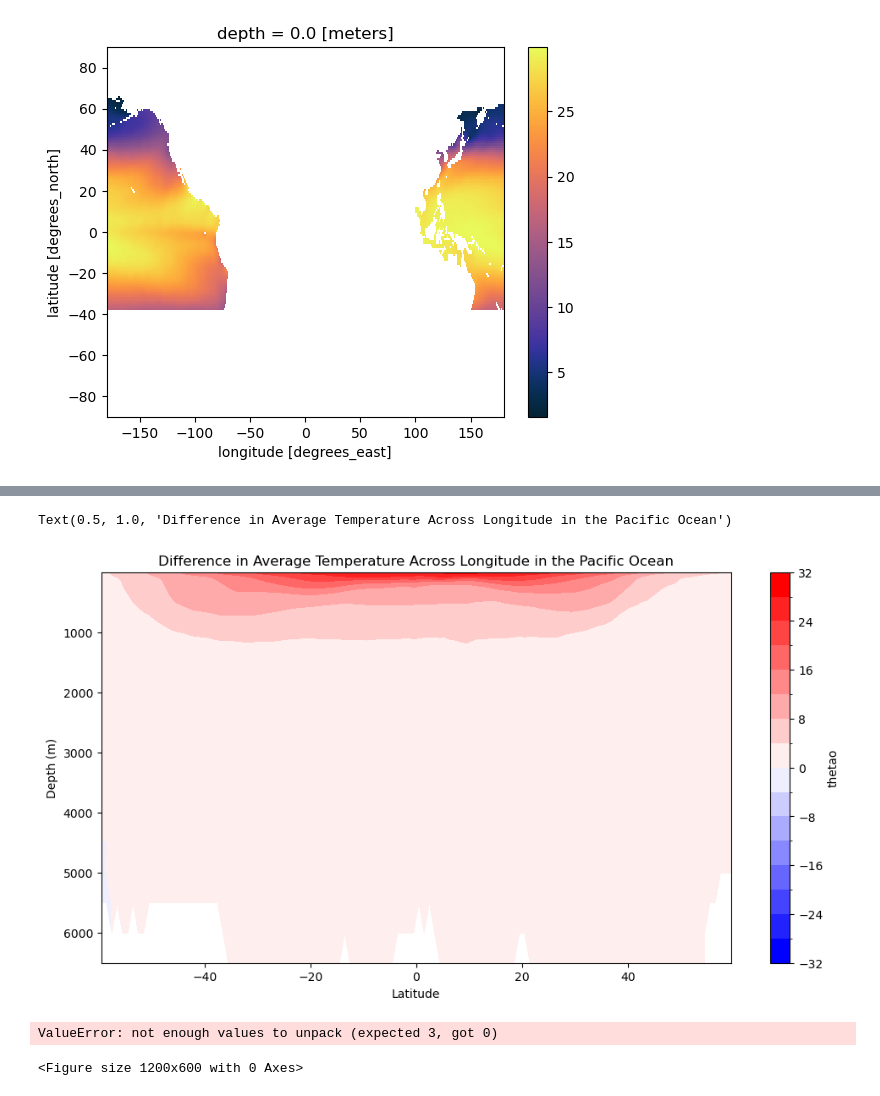
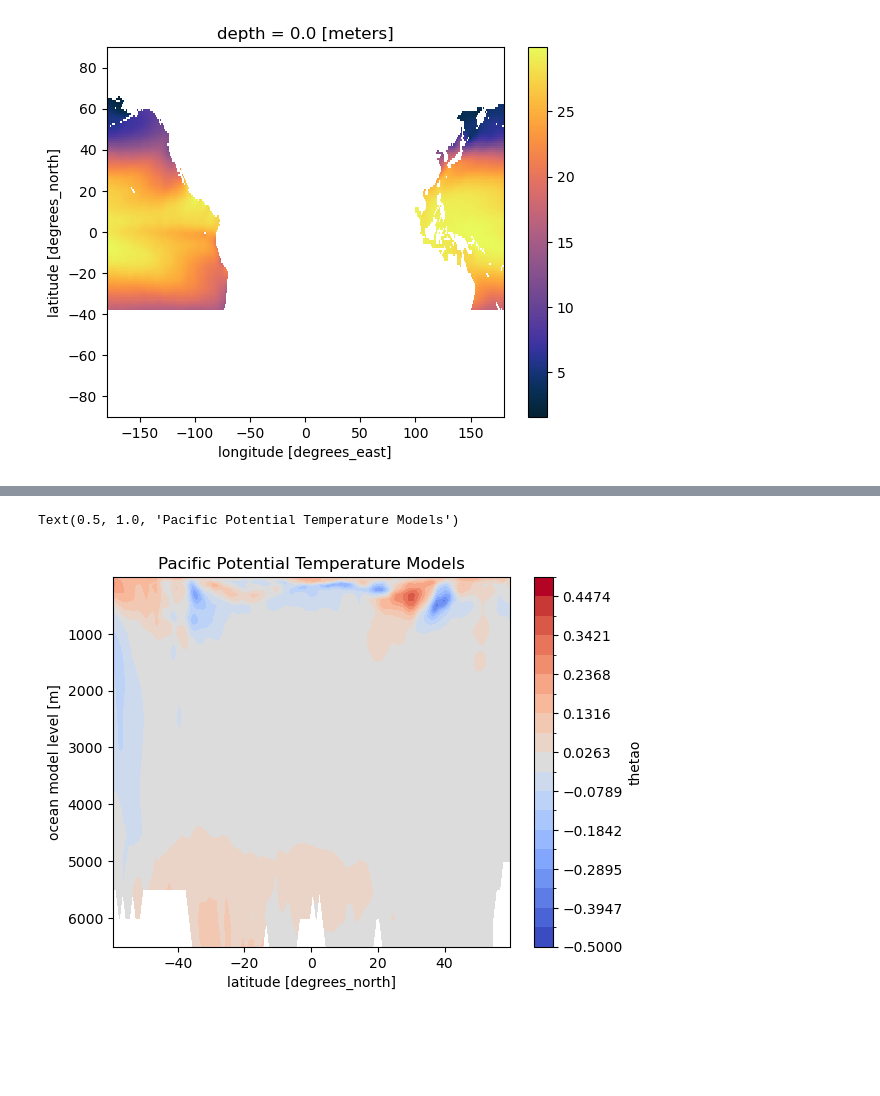
Before and after one commit to EES-3506-5506/Final_Project_G1_Mulcahy, a Jupyter notebook: notebooks/Ocean_Heat_Content.ipynb, the cells around one changed output, grey strips where cells are left out. Drawn from its saved outputs; the diff is of its cells as text; code cells hidden in the pictures; blank space fills up the shorter version.

```diff
--- a/notebooks/Ocean_Heat_Content.ipynb
+++ b/notebooks/Ocean_Heat_Content.ipynb
@@ -778,5 +734,17 @@ Coordinates:
+# %%
+zstore_esm4_thetao = gfdl_esm4_thetao_data.zstore.values[-1]
+zstore_esm4_thetao
+# %%
+gcs = gcsfs.GCSFileSystem(token='anon')
+# %%
+
+mapper_esm4_thetao = gcs.get_mapper(zstore_esm4_thetao)
+gfdl_esm4_thetao = xr.open_zarr(mapper_esm4_thetao,
+                                consolidated=True,use_cftime=True).thetao.rename({'lat':'latitude',
+                                                             'lon':'longitude'})
+gfdl_esm4_thetao
 # %%
-thetao_pacific = gfdl_esm4_thetao_data.sel(lat=slice(-60, 60), lon=slice(100, 290))
+thetao_pacific = gfdl_esm4_thetao.sel(latitude=slice(-60, 60), longitude=slice(100, 290))
 # %%
 esm4_temp_05_17_pacific = thetao_pacific.sel(time=slice('2005-01-16', '2017-12-16')).mean(dim='time')
 esm4_temp_50_14_pacific = thetao_pacific.sel(time=slice('1850-01-16', '2014-12-16')).mean(dim='time')
@@ -860,32 +781,8 @@ Attributes: (0)
 # %%
-thetao_05_17_mean = esm4_temp_05_17_pacific['thetao'].mean(dim='lon')
-plt.figure(figsize=(12, 6))
-thetao_plot = thetao_diff_mean.plot.contourf(
-    'lat', 'lev',
-    yincrease=False,
-    levels=20,
-    cmap='bwr',
-    add_colorbar=True,
-)
-plt.xlabel('Latitude')
-plt.ylabel('Depth (m)')
-plt.title('Difference in Average Temperature Across Longitude in the Pacific Ocean')
+difference_esm4_pacific.mean(dim='longitude').plot.contourf(yincrease=False,
+    vmin = -0.5, vmax= 0.5, cmap = 'coolwarm', levels = 20
+                                            )
+plt.title('Pacific Potential Temperature Models')
 # %% [output]
-Text(0.5, 1.0, 'Difference in Average Temperature Across Longitude in the Pacific Ocean')
+Text(0.5, 1.0, 'Pacific Potential Temperature Models')
-[figure, old version]
+[figure, new version]
-# %%
-thetao_diff_mean = difference_esm4_pacific['thetao'].mean(dim='lon')
-plt.figure(figsize=(12, 6))
-thetao_plot = thetao_diff_mean.plot.contourf(
-    'lat', 'lev',
-    yincrease=False,
-    levels=20,
-    cmap='bwr',
-    add_colorbar=True,
-)
-plt.xlabel('Latitude')
-plt.ylabel('Depth (m)')
-plt.title('Difference in Average Temperature Across Longitude in the Pacific Ocean')
-# %% [output]
-ValueError: not enough values to unpack (expected 3, got 0)
-<Figure size 1200x600 with 0 Axes>
```
Also changed, not shown: parts of 36 cells of this notebook.
